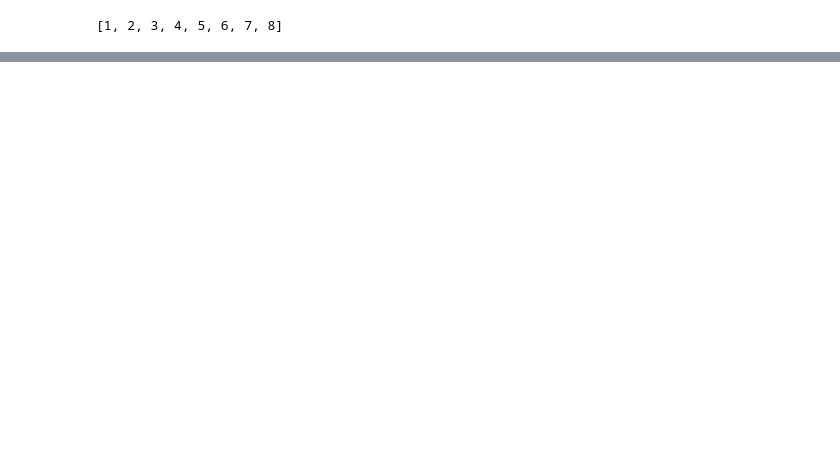
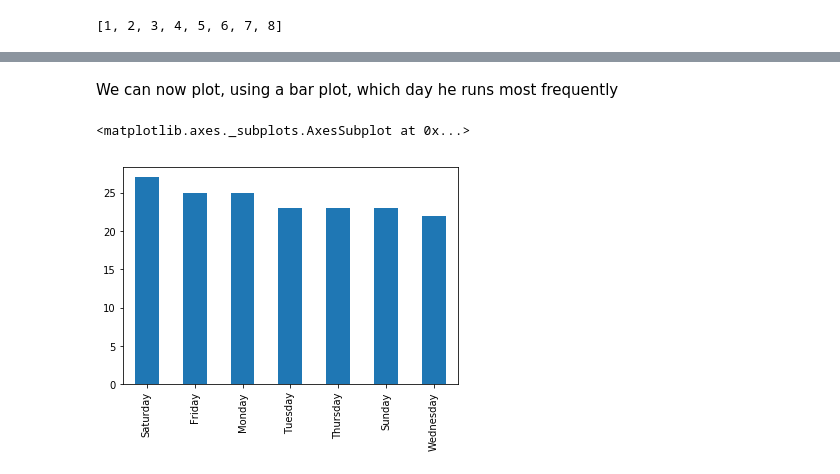
Before and after one commit to ContextLab/CDL-tutorials, a Jupyter notebook: Tutorial 3- walkthrough.ipynb, the cells around one changed output, grey strips where cells are left out. Cells and saved outputs as stored; diff of their text form; code cells hidden in the pictures; blank space fills up the shorter version.

```diff
--- a/Tutorial 3- walkthrough.ipynb
+++ b/Tutorial 3- walkthrough.ipynb
@@ -33,0 +24,7 @@ df
+# %% [markdown]
+ We can now plot, using a bar plot, which day he runs most frequently
+# %%
+df.Day_of_week.value_counts().plot(kind='bar')
+# %% [output]
+<matplotlib.axes._subplots.AxesSubplot at 0x...>
+[figure, added]
```
Also changed, not shown: parts of 19 cells of this notebook, 2 other files.
